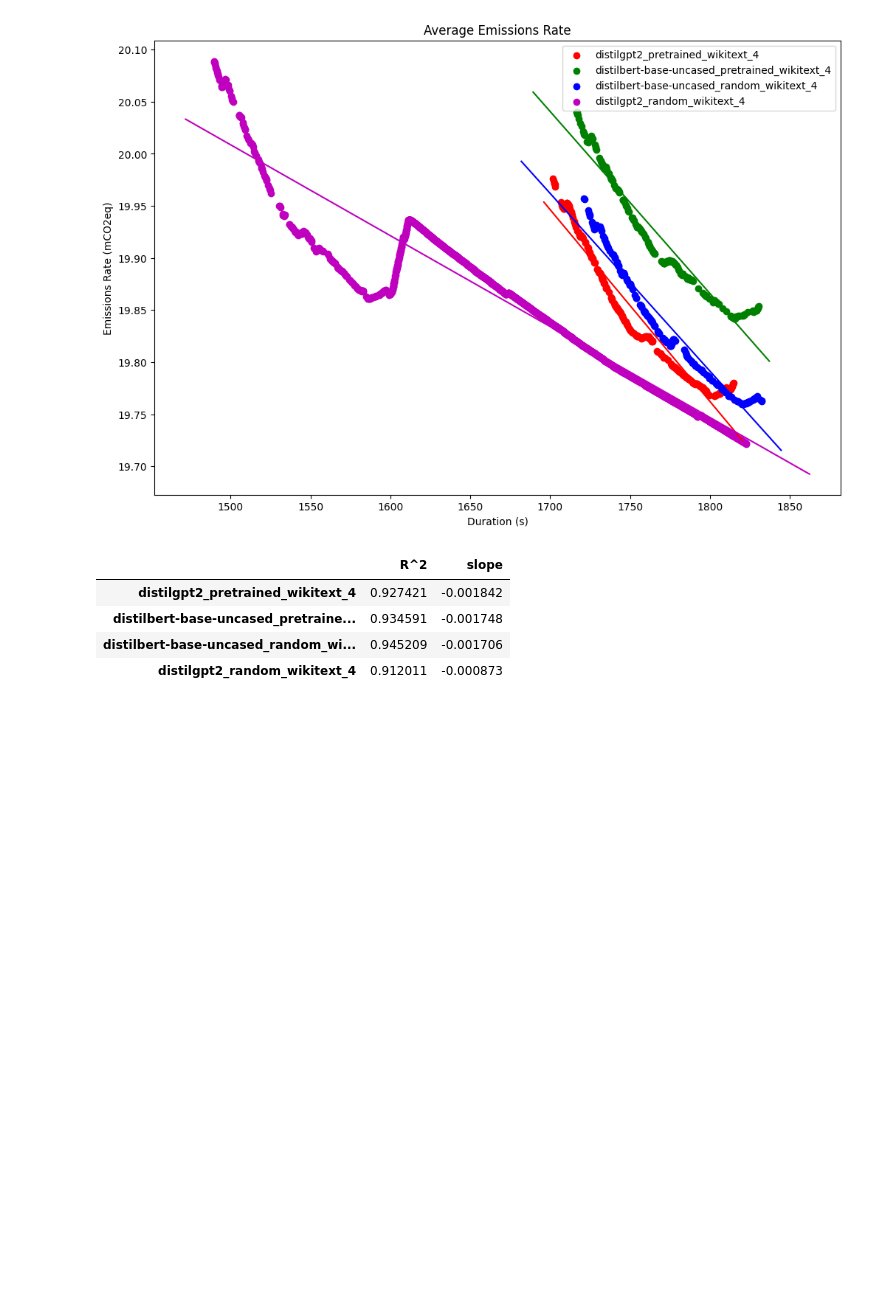
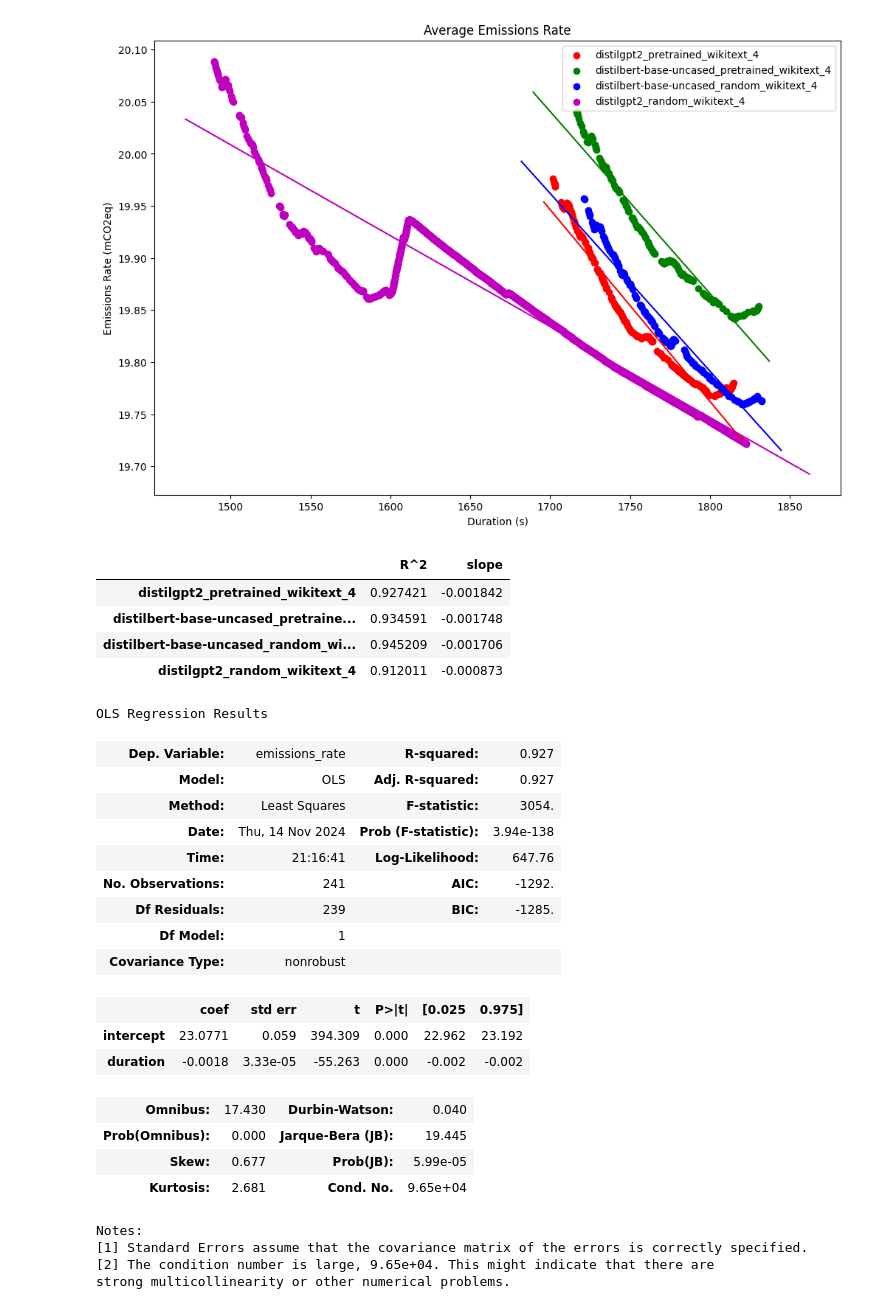
Before and after one commit to Burgundy800020/AI_sus_repo, a Jupyter notebook: Starter.ipynb, the cells around one changed output. Drawn from its saved outputs; the diff is of its cells as text; code cells hidden in the pictures; blank space fills up the shorter version.

```diff
--- a/Starter.ipynb
+++ b/Starter.ipynb
@@ -312,3 +292,31 @@ models_summary
 | distilbert-base-uncased_pretraine... | 0.934591 | -0.001748 |
 | distilbert-base-uncased_random_wi... | 0.945209 | -0.001706 |
 | distilgpt2_random_wikitext_4 | 0.912011 | -0.000873 |
+# %%
+df_project = df_2[df_2['project_name']==project_names[0]].dropna().reset_index(drop=True)
+df_project = df_project.select_dtypes(include='float')
+model_project = lin_reg.fitOne(df_project, 'duration', 'emissions_rate')
+
+model_project.summary()
+# %% [output]
+OLS Regression Results
+| Dep. Variable: | emissions_rate | R-squared: | 0.927 |
+| Model: | OLS | Adj. R-squared: | 0.927 |
+| Method: | Least Squares | F-statistic: | 3054. |
+| Date: | Thu, 14 Nov 2024 | Prob (F-statistic): | 3.94e-138 |
+| Time: | 21:16:41 | Log-Likelihood: | 647.76 |
+| No. Observations: | 241 | AIC: | -1292. |
+| Df Residuals: | 239 | BIC: | -1285. |
+| Df Model: | 1 |  |  |
+| Covariance Type: | nonrobust |  |  |
+|  | coef | std err | t | P>|t| | [0.025 | 0.975] |
+| intercept | 23.0771 | 0.059 | 394.309 | 0.000 | 22.962 | 23.192 |
+| duration | -0.0018 | 3.33e-05 | -55.263 | 0.000 | -0.002 | -0.002 |
+| Omnibus: | 17.430 | Durbin-Watson: | 0.040 |
+| Prob(Omnibus): | 0.000 | Jarque-Bera (JB): | 19.445 |
+| Skew: | 0.677 | Prob(JB): | 5.99e-05 |
+| Kurtosis: | 2.681 | Cond. No. | 9.65e+04 |
+Notes:
+[1] Standard Errors assume that the covariance matrix of the errors is correctly specified.
+[2] The condition number is large, 9.65e+04. This might indicate that there are
+strong multicollinearity or other numerical problems.
```
Also changed, not shown: parts of 6 cells of this notebook, 3 other files.
